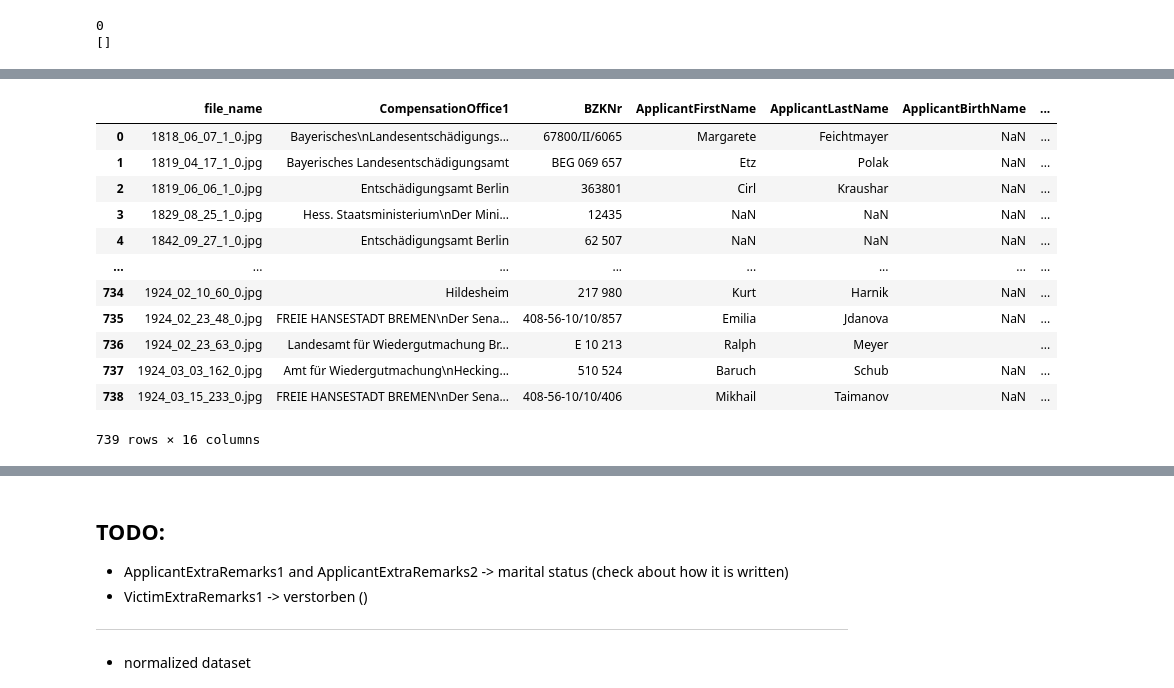
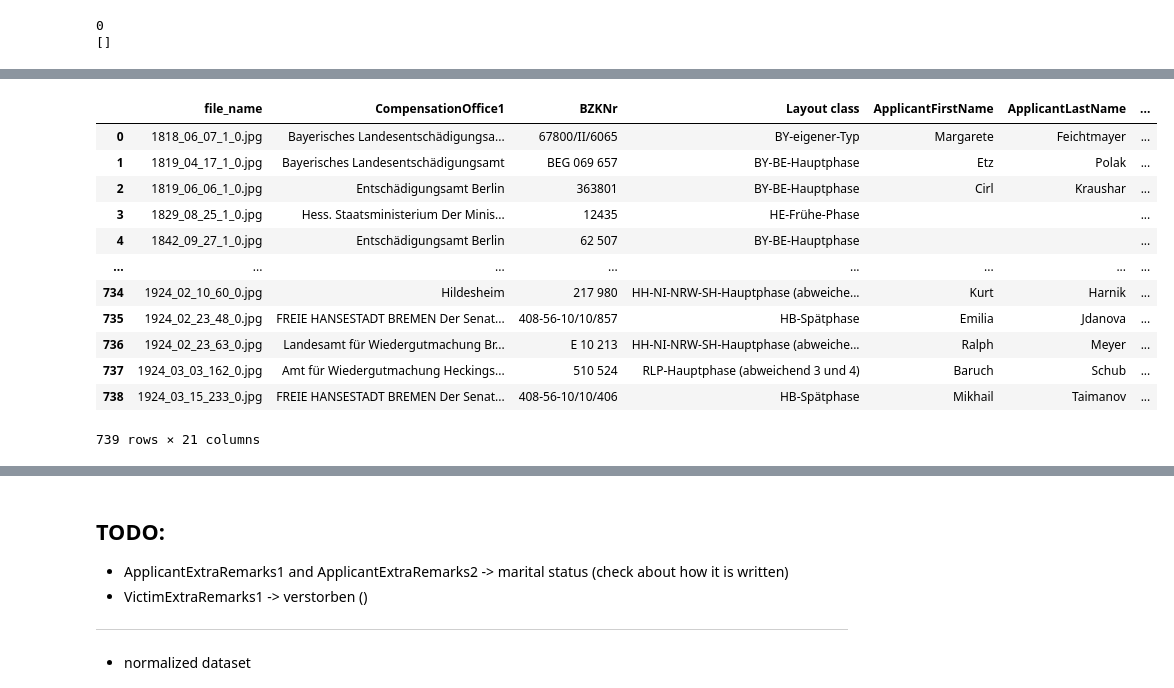
Before and after one commit to mahsavafaie/BZK-InformationExtraction, a Jupyter notebook: Analyze.ipynb, the cells around one changed output, grey strips where cells are left out. Saved outputs shown, nothing was run; the diff lists cells and outputs as text; code cells hidden in the pictures.

```diff
--- a/Analyze.ipynb
+++ b/Analyze.ipynb
@@ -58,3 +58,12 @@ VictimExtraRemarks2                           1.623816
 VictimExtraRemarks3                           0.405954
 Bemerkung                                    82.002706
 dtype: float64
+# %%
+# replace NaN values with empty string
+df = df.fillna('')
+
+# remove all whitespace from cells
+df = df.map(lambda x: x.strip() if isinstance(x, str) else x)
+# remove all newlines from cells
+df = df.replace('\\n', ' ', regex=True)
+df
@@ -119,0 +151,26 @@ Bemerkung
+# %%
+#print(df['Layout class'].value_counts())
+
+dict_replacements = {
+    'Tabellen-Typ\xa0(abweichend)': 'Tabellen-Typ (abweichend)',
+    'BY-Eigener-Typ' : 'BY-eigener-Typ',
+    'BY-Spätphase (abweichend 1)': 'BY-Spätphase',
+    'RLP-Hauptphase (abweichend 3)' : 'RLP-Hauptphase (abweichend 3 und 4)',
+    'RLP-Hauptphase (abweichend 4)' : 'RLP-Hauptphase (abweichend 3 und 4)',
+
+    # not perfect but good enough
+    'BY-eigener-Typ (abweichend 1)' :  'BY-eigener-Typ (abweichend 1 und 2)',
+    'BY-eigener-Typ (abweichend 2)' :  'BY-eigener-Typ (abweichend 1 und 2)',
+    'Auskünfte_Statistisches_Landesamt_NRW (abweichend)': 'Auskünfte_Statistisches_Landesamt_NRW',
+    'HH-NI-NRW-SH-Hauptphase (abweichend 2)' : 'HH-NI-NRW-SH-Hauptphase (abweichend 2 und 3)',
+    'HH-NI-NRW-SH-Hauptphase (abweichend 3)' : 'HH-NI-NRW-SH-Hauptphase (abweichend 2 und 3)',
+
+    # just put it into lower other category
+    'Gerichtsurteile' : 'HH-NI-NRW-SH-Hauptphase (abweichend 1)',
+    'NI-Frühe-Phase' : 'RLP-Hauptphase (abweichend 3 und 4)'
+}
+
+#print(df['Layout class'].replace(dict_replacements).value_counts())
+df['Layout class'] = df['Layout class'].replace(dict_replacements)
+
+df['Layout class'].value_counts()
@@ -120,23 +195,24 @@ Bemerkung
 # %%
 #selected_columns = ['Filename', 'CompensatioOffice1', 'extra remarks 1', 'BZKNr',
 #                    'ApplicantFirstName', 'ApplicantLastName', 'ApplicantBirthName', 'ApplicantBirthDate', 'ApplicantBirthPlace', 'ApplicantCurrentAddress', 'ApplicantDeathDate', 'ApplicantDeathPlace',
 #                    'VictimFirstName',    'VictimLastName',    'VictimBirthName',    'VictimBirthDate', 'VictimBirthPlace',       'VictimDeathDate', 'VictimDeathPlace']
 selected_columns = ['file_name', 'CompensationOffice1', 'BZKNr',
-                    'ApplicantFirstName', 'ApplicantLastName', 'ApplicantBirthName', 'ApplicantBirthDate', 'ApplicantBirthPlace', 'ApplicantCurrentAddress',
-                    'VictimFirstName',    'VictimLastName',    'VictimBirthName',    'VictimBirthDate', 'VictimBirthPlace',       'VictimDeathDate', 'VictimDeathPlace']
+                    'Layout class', # just for stratification
+                    'ApplicantFirstName', 'ApplicantLastName', 'ApplicantAltFirstName', 'ApplicantBirthName', 'ApplicantAltLastName', 'ApplicantBirthDate', 'ApplicantBirthPlace', 'ApplicantCurrentAddress',
+                    'VictimFirstName',    'VictimLastName',    'VictimAltFirstName',    'VictimBirthName',    'VictimAltLastName',    'VictimBirthDate',    'VictimBirthPlace',    'VictimDeathDate', 'VictimDeathPlace']
 df_selected = df[selected_columns]
 df_selected
 # %% [output]
-|  | file_name | CompensationOffice1 | BZKNr | ApplicantFirstName | ApplicantLastName | ApplicantBirthName | ... |
-| 0 | 1818_06_07_1_0.jpg | Bayerisches\nLandesentschädigungs... | 67800/II/6065 | Margarete | Feichtmayer | NaN | ... |
-| 1 | 1819_04_17_1_0.jpg | Bayerisches Landesentschädigungsamt | BEG 069 657 | Etz | Polak | NaN | ... |
-| 2 | 1819_06_06_1_0.jpg | Entschädigungsamt Berlin | 363801 | Cirl | Kraushar | NaN | ... |
-| 3 | 1829_08_25_1_0.jpg | Hess. Staatsministerium\nDer Mini... | 12435 | NaN | NaN | NaN | ... |
-| 4 | 1842_09_27_1_0.jpg | Entschädigungsamt Berlin | 62 507 | NaN | NaN | NaN | ... |
+|  | file_name | CompensationOffice1 | BZKNr | Layout class | ApplicantFirstName | ApplicantLastName | ... |
+| 0 | 1818_06_07_1_0.jpg | Bayerisches Landesentschädigungsa... | 67800/II/6065 | BY-eigener-Typ | Margarete | Feichtmayer | ... |
+| 1 | 1819_04_17_1_0.jpg | Bayerisches Landesentschädigungsamt | BEG 069 657 | BY-BE-Hauptphase | Etz | Polak | ... |
+| 2 | 1819_06_06_1_0.jpg | Entschädigungsamt Berlin | 363801 | BY-BE-Hauptphase | Cirl | Kraushar | ... |
+| 3 | 1829_08_25_1_0.jpg | Hess. Staatsministerium Der Minis... | 12435 | HE-Frühe-Phase |  |  | ... |
+| 4 | 1842_09_27_1_0.jpg | Entschädigungsamt Berlin | 62 507 | BY-BE-Hauptphase |  |  | ... |
 | ... | ... | ... | ... | ... | ... | ... | ... |
-| 734 | 1924_02_10_60_0.jpg | Hildesheim | 217 980 | Kurt | Harnik | NaN | ... |
-| 735 | 1924_02_23_48_0.jpg | FREIE HANSESTADT BREMEN\nDer Sena... | 408-56-10/10/857 | Emilia | Jdanova | NaN | ... |
-| 736 | 1924_02_23_63_0.jpg | Landesamt für Wiedergutmachung Br... | E 10 213 | Ralph | Meyer |  | ... |
-| 737 | 1924_03_03_162_0.jpg | Amt für Wiedergutmachung\nHecking... | 510 524 | Baruch | Schub | NaN | ... |
-| 738 | 1924_03_15_233_0.jpg | FREIE HANSESTADT BREMEN\nDer Sena... | 408-56-10/10/406 | Mikhail | Taimanov | NaN | ... |
+| 734 | 1924_02_10_60_0.jpg | Hildesheim | 217 980 | HH-NI-NRW-SH-Hauptphase (abweiche... | Kurt | Harnik | ... |
+| 735 | 1924_02_23_48_0.jpg | FREIE HANSESTADT BREMEN Der Senat... | 408-56-10/10/857 | HB-Spätphase | Emilia | Jdanova | ... |
+| 736 | 1924_02_23_63_0.jpg | Landesamt für Wiedergutmachung Br... | E 10 213 | HH-NI-NRW-SH-Hauptphase (abweiche... | Ralph | Meyer | ... |
+| 737 | 1924_03_03_162_0.jpg | Amt für Wiedergutmachung Heckings... | 510 524 | RLP-Hauptphase (abweichend 3 und 4) | Baruch | Schub | ... |
+| 738 | 1924_03_15_233_0.jpg | FREIE HANSESTADT BREMEN Der Senat... | 408-56-10/10/406 | HB-Spätphase | Mikhail | Taimanov | ... |
-739 rows × 16 columns
+739 rows × 21 columns
```
Also changed, not shown: parts of 7 cells of this notebook, 11 other files.
